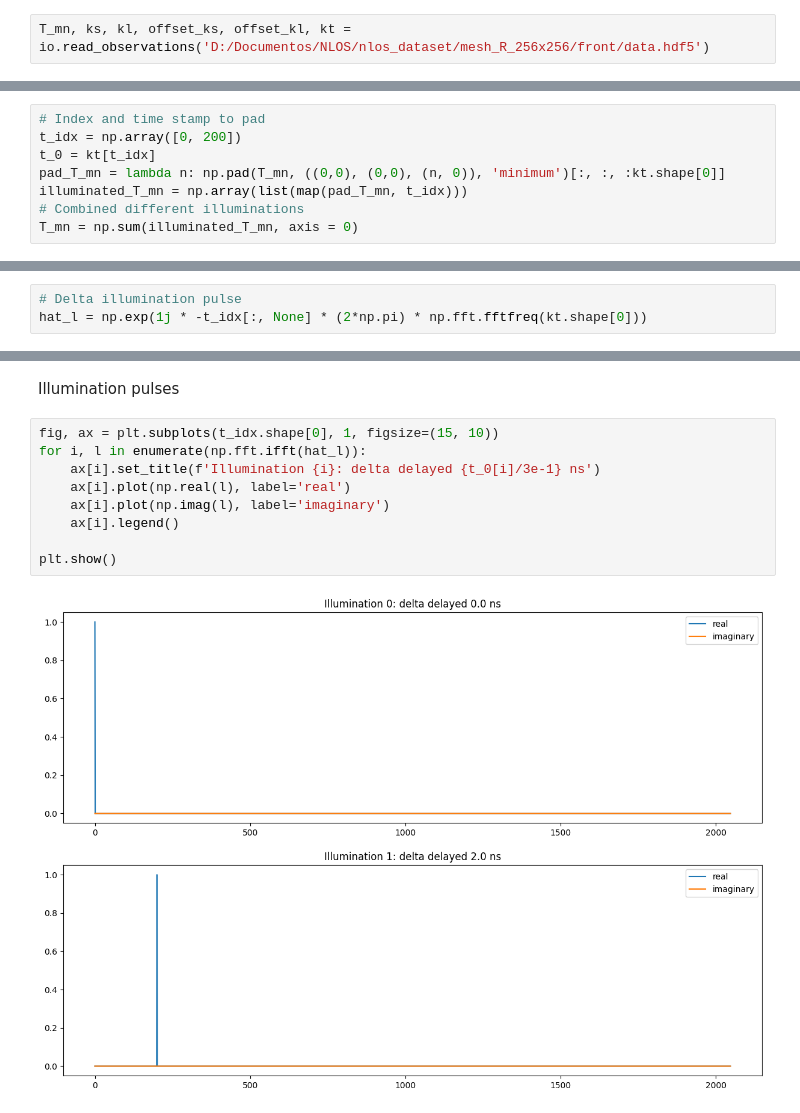
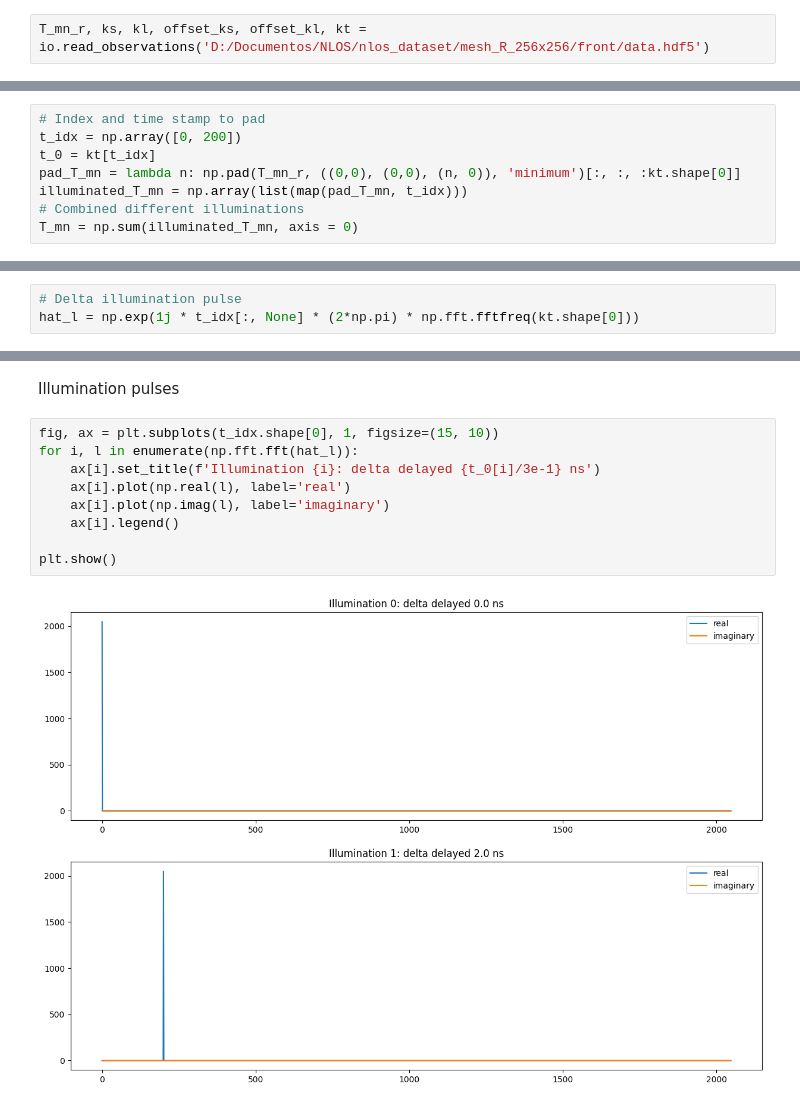
Before and after one commit to p-luesia/NLOS_dirac_not, a Jupyter notebook: experiments.ipynb, the cells around one changed output, grey strips where cells are left out. Cells and saved outputs as stored; diff of their text form.

```diff
--- a/experiments.ipynb
+++ b/experiments.ipynb
@@ -46,14 +46,14 @@ td, th {
 - $ offset_{kl}[n] $ &rarr; Distance for each light source at the relay wall to the laser
 - $ kt[t] $ &nbsp;&nbsp;&rarr; Time stamps for each moment k of the data -->
 # %%
-T_mn, ks, kl, offset_ks, offset_kl, kt = io.read_observations('D:/Documentos/NLOS/nlos_dataset/mesh_R_256x256/front/data.hdf5')
+T_mn_r, ks, kl, offset_ks, offset_kl, kt = io.read_observations('D:/Documentos/NLOS/nlos_dataset/mesh_R_256x256/front/data.hdf5')
 # %% [markdown]
 Modify the data to generate a second pulse at the moment t_0
 # %%
 # Index and time stamp to pad
 t_idx = np.array([0, 200])
 t_0 = kt[t_idx]
-pad_T_mn = lambda n: np.pad(T_mn, ((0,0), (0,0), (n, 0)), 'minimum')[:, :, :kt.shape[0]]
+pad_T_mn = lambda n: np.pad(T_mn_r, ((0,0), (0,0), (n, 0)), 'minimum')[:, :, :kt.shape[0]]
 illuminated_T_mn = np.array(list(map(pad_T_mn, t_idx)))
 # Combined different illuminations
 T_mn = np.sum(illuminated_T_mn, axis = 0)
@@ -88,6 +88,6 @@ $$ l_n^* (\mathbf{x}, t) = \int_\mathbb{R} d \omega'\hat{l}_n(\mathbf{x})e^{-i\o
 # %%
 # Delta illumination pulse
-hat_l = np.exp(1j * -t_idx[:, None] * (2*np.pi) * np.fft.fftfreq(kt.shape[0]))
+hat_l = np.exp(1j * t_idx[:, None] * (2*np.pi) * np.fft.fftfreq(kt.shape[0]))
 # %% [markdown]
 $$ s_m(\mathbf{x}, t) = \int_\mathbb{R} d\omega \hat{s}_m(\mathbf{x}, \omega) e^{i\omega t} $$
 # %%
@@ -110,13 +113,13 @@ s = s.swapaxes(0,-1)
 Illumination pulses
 # %%
 fig, ax = plt.subplots(t_idx.shape[0], 1, figsize=(15, 10))
-for i, l in enumerate(np.fft.ifft(hat_l)):
+for i, l in enumerate(np.fft.fft(hat_l)):
     ax[i].set_title(f'Illumination {i}: delta delayed {t_0[i]/3e-1} ns')
     ax[i].plot(np.real(l), label='real')
     ax[i].plot(np.imag(l), label='imaginary')
     ax[i].legend()
 
 plt.show()
 # %% [output]
-[figure, old version]
+[figure, new version]
 # %%
```
Also changed, not shown: parts of 7 cells of this notebook, 1 other file.
